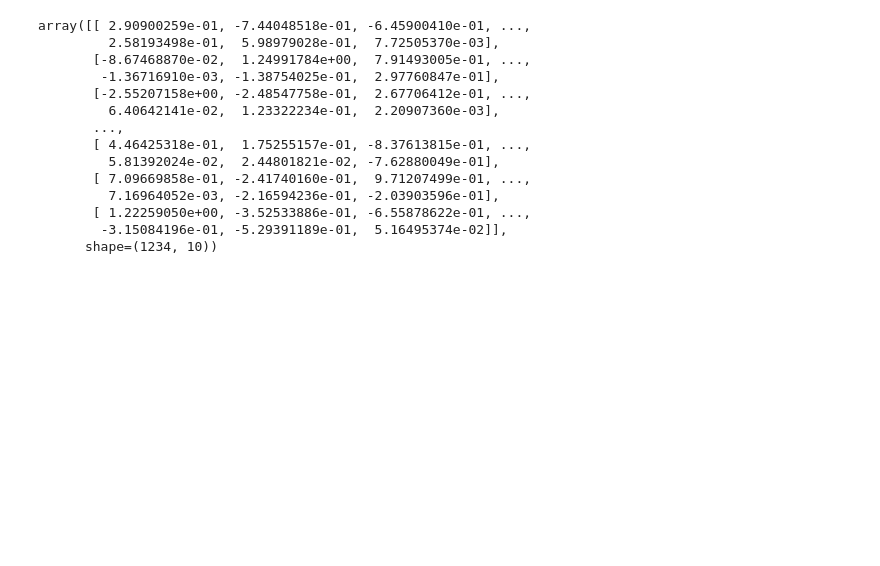
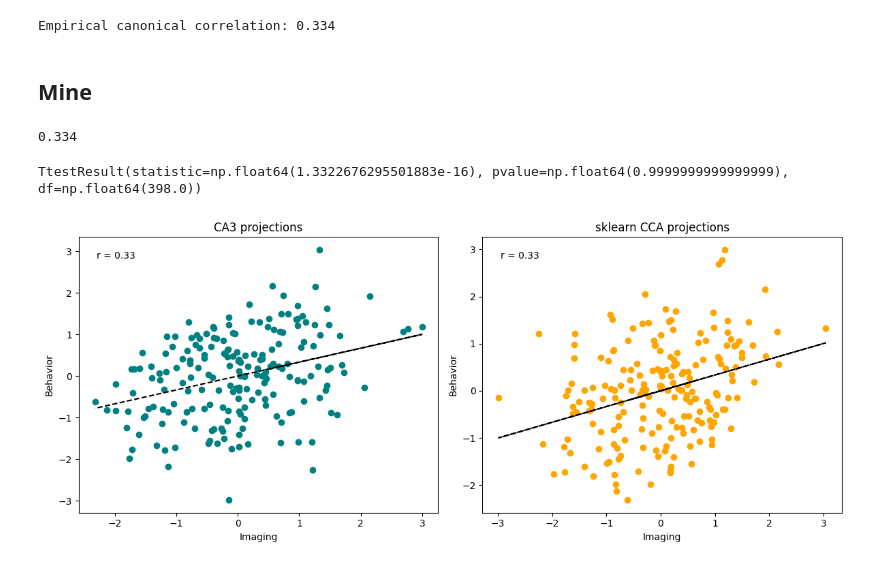
Before and after one commit to Daniel-Halls/conilab, a Jupyter notebook: conilab/hcp-disease/cca_test/ca3_testing.ipynb, the cells around one changed output. Saved outputs shown, nothing was run; the diff lists cells and outputs as text; code cells hidden in the pictures; blank space fills up the shorter version.

```diff
--- a/conilab/hcp-disease/cca_test/ca3_testing.ipynb
+++ b/conilab/hcp-disease/cca_test/ca3_testing.ipynb
@@ -2,0 +48,6 @@ from gemmr.generative_model import GEMMR
+# %%
+model_definition = GEMMR('cca', wx=1, wy=1, r_between=0.3)
+behavioural_data_study1, imging_data_study1 = model_definition.generate_data(n=200)
+behavioural_data_study2, imging_data_study2 = model_definition.generate_data(n=190)
+study1 = (imging_data_study1, behavioural_data_study1)
+study2 = (imging_data_study2, behavioural_data_study2)
@@ -3,2 +56,7 @@ from gemmr.generative_model import GEMMR
 # %%
-model_definition = GEMMR('cca', wx=10, wy=5, r_between=0.3)
+cca = CCA(n_components=1)
+X1_proj_cca, Y1_proj_cca = cca.fit_transform(behavioural_data_study1, imging_data_study1)
+sklearn_corr = np.corrcoef(X1_proj_cca.T, Y1_proj_cca.T)[0, 1]
+print(f"Empirical canonical correlation: {sklearn_corr:.3f}")
+# %% [output]
+Empirical canonical correlation: 0.334
@@ -7,17 +63,42 @@ X, Y = model_definition.generate_data(n=1234)
-# %%
-X
-# %% [output]
-array([[ 2.90900259e-01, -7.44048518e-01, -6.45900410e-01, ...,
-         2.58193498e-01,  5.98979028e-01,  7.72505370e-03],
-       [-8.67468870e-02,  1.24991784e+00,  7.91493005e-01, ...,
-        -1.36716910e-03, -1.38754025e-01,  2.97760847e-01],
-       [-2.55207158e+00, -2.48547758e-01,  2.67706412e-01, ...,
-         6.40642141e-02,  1.23322234e-01,  2.20907360e-03],
-       ...,
-       [ 4.46425318e-01,  1.75255157e-01, -8.37613815e-01, ...,
-         5.81392024e-02,  2.44801821e-02, -7.62880049e-01],
-       [ 7.09669858e-01, -2.41740160e-01,  9.71207499e-01, ...,
-         7.16964052e-03, -2.16594236e-01, -2.03903596e-01],
-       [ 1.22259050e+00, -3.52533886e-01, -6.55878622e-01, ...,
-        -3.15084196e-01, -5.29391189e-01,  5.16495374e-02]],
-      shape=(1234, 10))
+# %% [markdown]
+## Mine
+# %%
+ca3_model = CA3(l2=0)
+projections = ca3_model.fit_transform(study1)
+ca3_corr = ca3_model.calculate_canonical_correlations()[0]
+print(f"{ca3_corr:.3f}")
+# %% [output]
+0.334
+# %%
+import matplotlib.pyplot as plt
+import scipy.stats
+X1_proj_ca3 = projections[0][0]
+Y1_proj_ca3 = projections[0][1]
+display(scipy.stats.ttest_ind(X1_proj_ca3.flatten(), X1_proj_cca.flatten() ))
+plt.figure(figsize=(12, 5))
+
+
+plt.subplot(1, 2, 1)
+plt.scatter(X1_proj_ca3, Y1_proj_ca3, c='teal')
+m, b = np.polyfit(X1_proj_ca3.flatten(), Y1_proj_ca3.flatten(), 1)
+plt.plot(X1_proj_ca3, m*X1_proj_ca3 + b, color='black', linestyle='--')
+plt.text(0.05, 0.95, f"r = {ca3_corr:.2f}",
+         transform=plt.gca().transAxes, va='top', ha='left')
+plt.title("CA3 projections")
+plt.xlabel("Imaging")
+plt.ylabel("Behavior")
+
+plt.subplot(1, 2, 2)
+plt.scatter(X1_proj_cca, Y1_proj_cca, c='orange', label=f"r = {sklearn_corr:.2f}")
+m, b = np.polyfit(X1_proj_cca.flatten(), Y1_proj_cca.flatten(), 1)
+plt.plot(X1_proj_cca, m*X1_proj_cca + b, color='black', linestyle='--')
+plt.text(0.05, 0.95, f"r = {sklearn_corr:.2f}",
+         transform=plt.gca().transAxes, va='top', ha='left')
+plt.title("sklearn CCA projections")
+plt.xlabel("Imaging")
+plt.ylabel("Behavior")
+plt.tight_layout()
+plt.show()
+# %% [output]
+TtestResult(statistic=np.float64(1.3322676295501883e-16), pvalue=np.float64(0.9999999999999999), df=np.float64(398.0))
+[figure, added]
```
Also changed, not shown: parts of 8 cells of this notebook, 2 other files.
